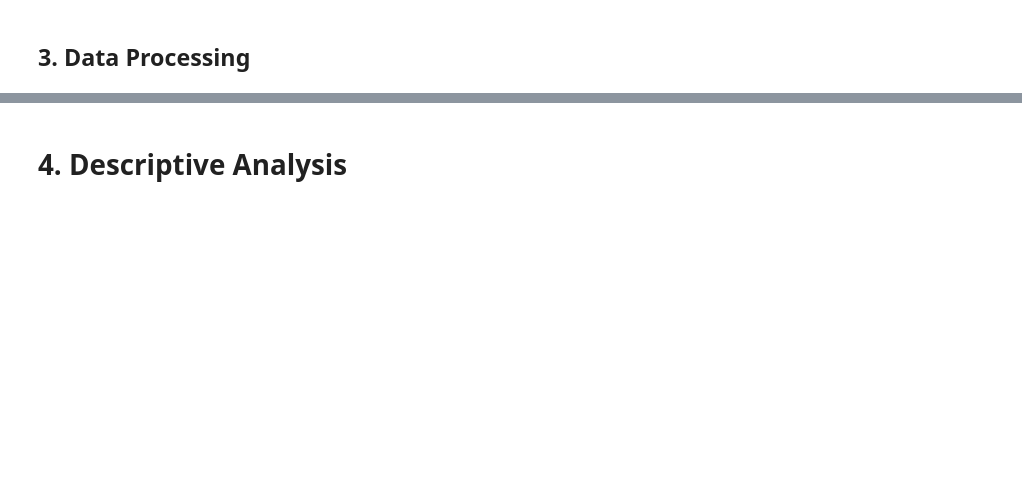
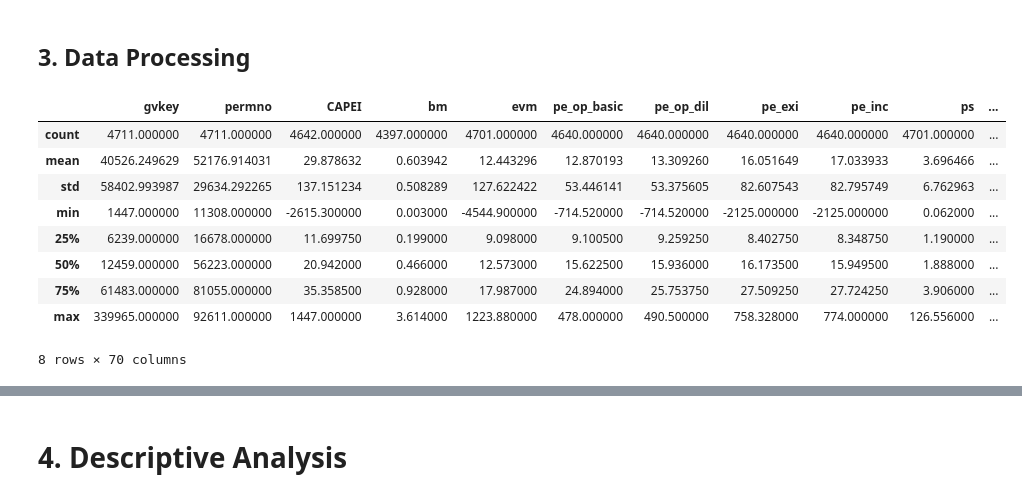
Before and after one commit to wenjiaqi8255/ML_Portfolio_Optmization, a Jupyter notebook: Final Project.ipynb, the cells around one changed output, grey strips where cells are left out. Saved outputs shown, nothing was run; the diff lists cells and outputs as text; code cells hidden in the pictures; blank space fills up the shorter version.

```diff
--- a/Final Project.ipynb
+++ b/Final Project.ipynb
@@ -87,6 +101,17 @@ graph TD
 ## 3. Data Processing
 # %%
 financial_ratios = pd.read_csv("2014-2024 Buffet Portfolio - financial ratios.csv")
-financial_ratios.info()
+financial_ratios.describe()
+# %% [output]
+|  | gvkey | permno | CAPEI | bm | evm | pe_op_basic | pe_op_dil | pe_exi | pe_inc | ps | ... |
+| count | 4711.000000 | 4711.000000 | 4642.000000 | 4397.000000 | 4701.000000 | 4640.000000 | 4640.000000 | 4640.000000 | 4640.000000 | 4701.000000 | ... |
+| mean | 40526.249629 | 52176.914031 | 29.878632 | 0.603942 | 12.443296 | 12.870193 | 13.309260 | 16.051649 | 17.033933 | 3.696466 | ... |
+| std | 58402.993987 | 29634.292265 | 137.151234 | 0.508289 | 127.622422 | 53.446141 | 53.375605 | 82.607543 | 82.795749 | 6.762963 | ... |
+| min | 1447.000000 | 11308.000000 | -2615.300000 | 0.003000 | -4544.900000 | -714.520000 | -714.520000 | -2125.000000 | -2125.000000 | 0.062000 | ... |
+| 25% | 6239.000000 | 16678.000000 | 11.699750 | 0.199000 | 9.098000 | 9.100500 | 9.259250 | 8.402750 | 8.348750 | 1.190000 | ... |
+| 50% | 12459.000000 | 56223.000000 | 20.942000 | 0.466000 | 12.573000 | 15.622500 | 15.936000 | 16.173500 | 15.949500 | 1.888000 | ... |
+| 75% | 61483.000000 | 81055.000000 | 35.358500 | 0.928000 | 17.987000 | 24.894000 | 25.753750 | 27.509250 | 27.724250 | 3.906000 | ... |
+| max | 339965.000000 | 92611.000000 | 1447.000000 | 3.614000 | 1223.880000 | 478.000000 | 490.500000 | 758.328000 | 774.000000 | 126.556000 | ... |
+8 rows × 70 columns
 # %%
 stock = pd.read_csv("2014-2024 Buffet Portfolio - stock.csv")
```
Also changed, not shown: parts of 34 cells of this notebook, 1 other file.
